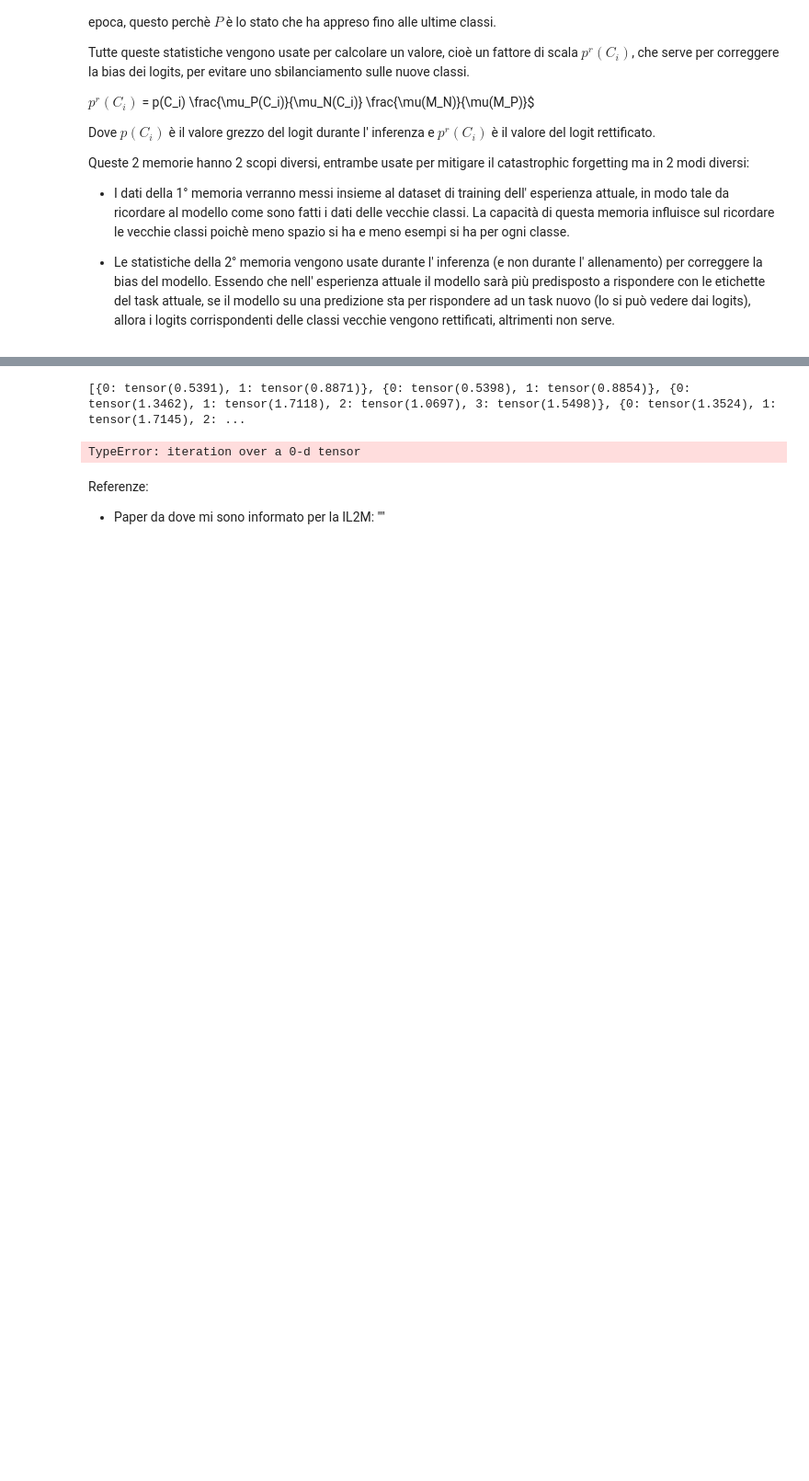
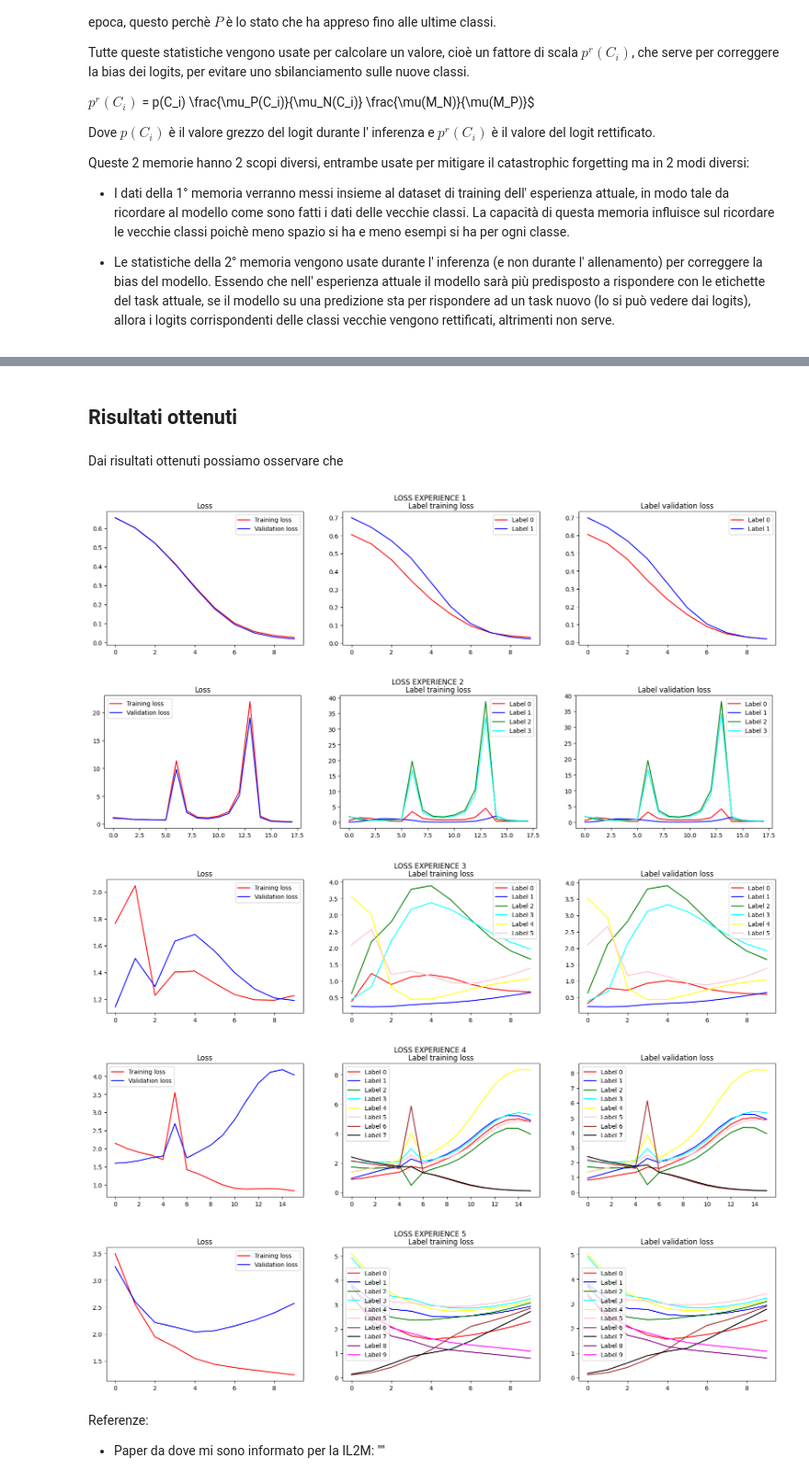
Before and after one commit to Riccardo369/ProjectCL, a Jupyter notebook: Report.ipynb, the cells around one changed output, grey strips where cells are left out. Shown at 92% size. Drawn from its saved outputs; the diff is of its cells as text; code cells hidden in the pictures; blank space fills up the shorter version.

```diff
--- a/Report.ipynb
+++ b/Report.ipynb
@@ -29,8 +31,8 @@ Il dataset MNIST è composto da immagini che rappresentano cifre scritte a mano
 # %%
 #Estrazione ed ordinmanento dati in base all' etichetta
 
-TR = datasets.MNIST(root = "Benchmark/data", train = True, download = False)
-VL = datasets.MNIST(root = "Benchmark/data", train = False, download = False)
+TR = datasets.MNIST(root = "Benchmark/data", train = True, download = True)
+VL = datasets.MNIST(root = "Benchmark/data", train = False, download = True)
 
 #Converto le immagini in tensori
 TransformToTensor = transforms.ToTensor()
@@ -232,9 +247,9 @@ Queste 2 memorie hanno 2 scopi diversi, entrambe usate per mitigare il catastrop
 #Aggiunta del metodo IL2M al modello
 class StrategyIL2M:
 
-    def __init__(self):
+    def __init__(self, MemoryBuffer):
 
-        self.__FirstMemory = StrategyIL2M.BalancedBuffer(1000)
+        self.__FirstMemory = StrategyIL2M.BalancedBuffer(MemoryBuffer)
         self.__SecondMemory = StrategyIL2M.StatisticalBuffer()
 
     def GetBalancedMemory(self):
@@ -488,17 +543,39 @@ Label 3 validation loss: 1.5528086423873901
-# %%
-print(LossesTR)
-
-PlotLossTR = dict()
-for i in range(10): PlotLossTR[i] = []
-for Losses in LossesTR:
-    for i in range(10):
-        PlotLossTR[i] += Losses[i]
-
-
-[print(len(i) for i in LossesTR)]
-# %% [output]
-[{0: tensor(0.5391), 1: tensor(0.8871)}, {0: tensor(0.5398), 1: tensor(0.8854)}, {0: tensor(1.3462), 1: tensor(1.7118), 2: tensor(1.0697), 3: tensor(1.5498)}, {0: tensor(1.3524), 1: tensor(1.7145), 2: ...
-TypeError: iteration over a 0-d tensor
+# %% [markdown]
+## Risultati ottenuti
+# %% [markdown]
+Dai risultati ottenuti possiamo osservare che
+# %%
+Colors = ["red", "blue", "green", "cyan", "yellow", "pink", "brown", "black", "purple", "magenta"]
+
+for r in range(5):
+
+    fig, axs = plt.subplots(1, 3, figsize=(20, 4))
+
+    axs[0].plot(range(len(TotalLossTR[r])), TotalLossTR[r], label = "Training loss", color = "red")
+    axs[0].plot(range(len(TotalLossVL[r])), TotalLossVL[r], label = "Validation loss", color = "blue")
+
+    for i in range((r+1)*2):
+
+        axs[1].plot(range(len(LossesTR[r][i])), LossesTR[r][i], label = f"Label {i}", color = Colors[i])
+        axs[2].plot(range(len(LossesVL[r][i])), LossesVL[r][i], label = f"Label {i}", color = Colors[i])
+
+
+    axs[0].set_title("Loss")
+    axs[1].set_title("Label training loss")
+    axs[2].set_title("Label validation loss")
+
+    axs[0].legend()
+    axs[1].legend()
+    axs[2].legend()
+
+    fig.suptitle(f"LOSS EXPERIENCE {r+1}")
+    plt.show()
+# %% [output]
+[figure, added]
+[figure, added]
+[figure, added]
+[figure, added]
+[figure, added]
 # %% [markdown]
 Referenze:
 
```
Also changed, not shown: parts of 12 cells of this notebook.
